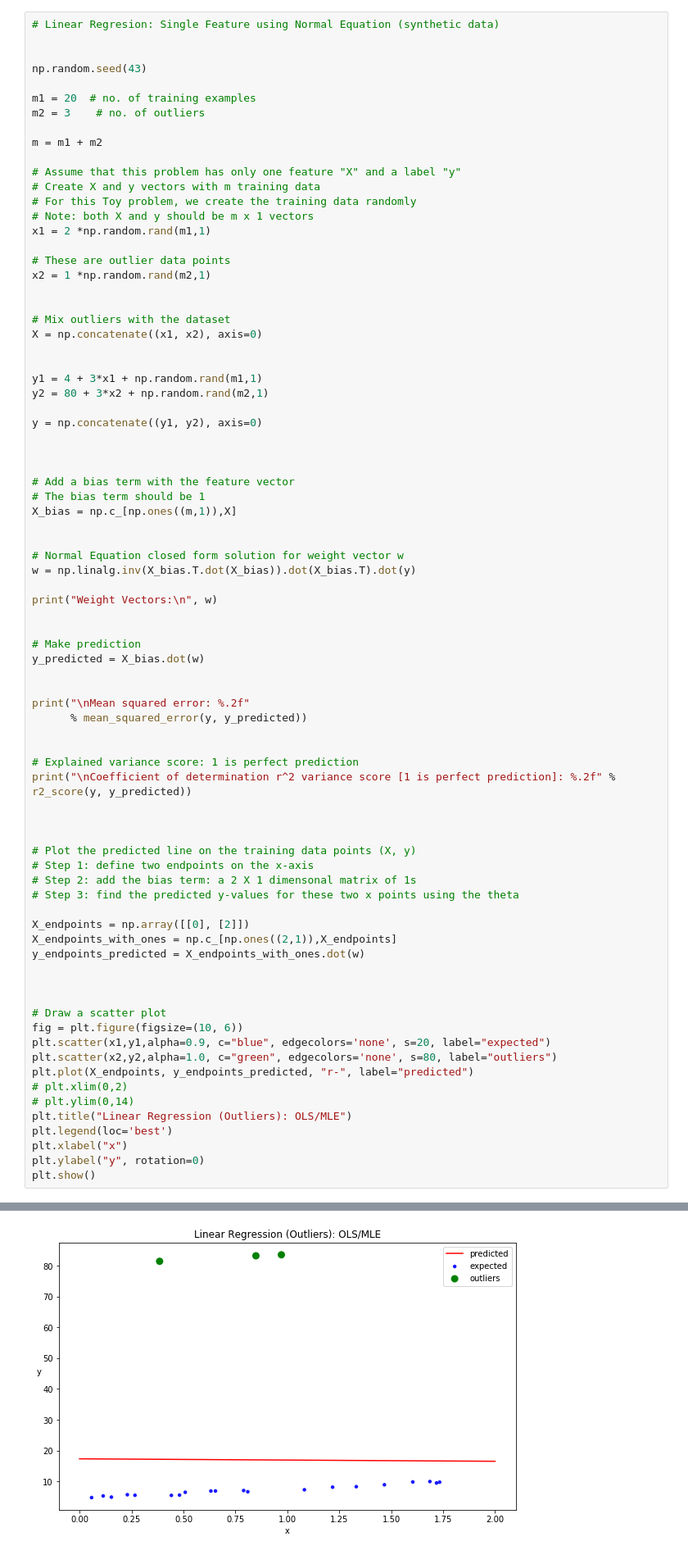
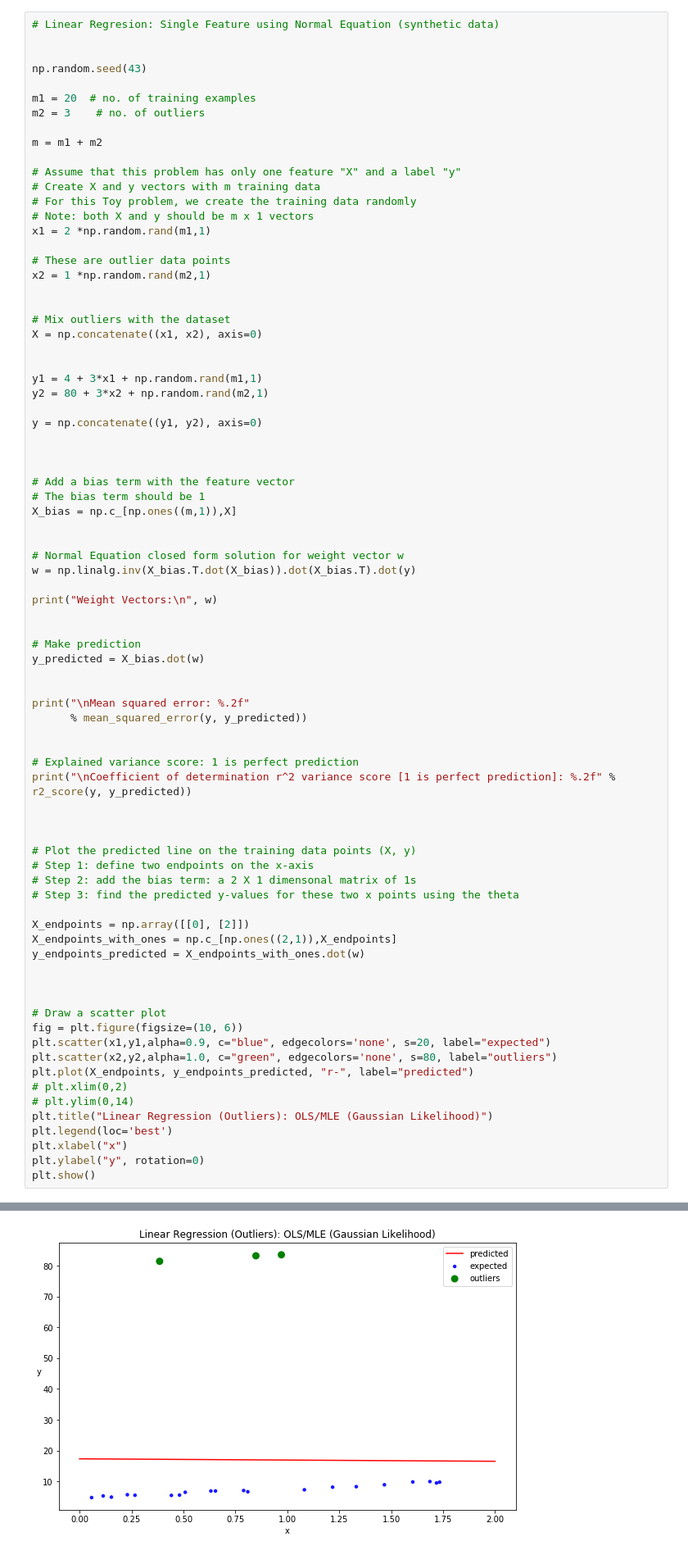
Before and after one commit to rhasanbd/Linear-Regression-Understanding-Closed-Form-Solution, a Jupyter notebook: Linear Regression-Effect of Outliers-OLS Solution & Beyond.ipynb, the cells around one changed output, grey strips where cells are left out. Shown at 82% size. Cells and saved outputs as stored; diff of their text form.

```diff
--- a/Linear Regression-Effect of Outliers-OLS Solution & Beyond.ipynb
+++ b/Linear Regression-Effect of Outliers-OLS Solution & Beyond.ipynb
@@ -172,35 +172,35 @@ print("\nCoefficient of determination r^2 variance score [1 is perfect predictio
 # Plot the predicted line on the training data points (X, y)
 # Step 1: define two endpoints on the x-axis
 # Step 2: add the bias term: a 2 X 1 dimensonal matrix of 1s
 # Step 3: find the predicted y-values for these two x points using the theta
 
 X_endpoints = np.array([[0], [2]])
 X_endpoints_with_ones = np.c_[np.ones((2,1)),X_endpoints]
 y_endpoints_predicted = X_endpoints_with_ones.dot(w)
 
 
 
 # Draw a scatter plot
 fig = plt.figure(figsize=(10, 6))
 plt.scatter(x1,y1,alpha=0.9, c="blue", edgecolors='none', s=20, label="expected")
 plt.scatter(x2,y2,alpha=1.0, c="green", edgecolors='none', s=80, label="outliers")
 plt.plot(X_endpoints, y_endpoints_predicted, "r-", label="predicted")
 # plt.xlim(0,2)
 # plt.ylim(0,14)
-plt.title("Linear Regression (Outliers): OLS/MLE")
+plt.title("Linear Regression (Outliers): OLS/MLE (Gaussian Likelihood)")
 plt.legend(loc='best')
 plt.xlabel("x")
 plt.ylabel("y", rotation=0)
 plt.show()
 # %% [output]
 Weight Vectors:
  [[17.3004916 ]
  [-0.39930011]]
 
 Mean squared error: 651.33
 
 Coefficient of determination r^2 variance score [1 is perfect prediction]: 0.00
-[figure, old version]
+[figure, new version]
 # %% [markdown]
 # Observation
 
```
Also changed, not shown: parts of 2 cells of this notebook.
